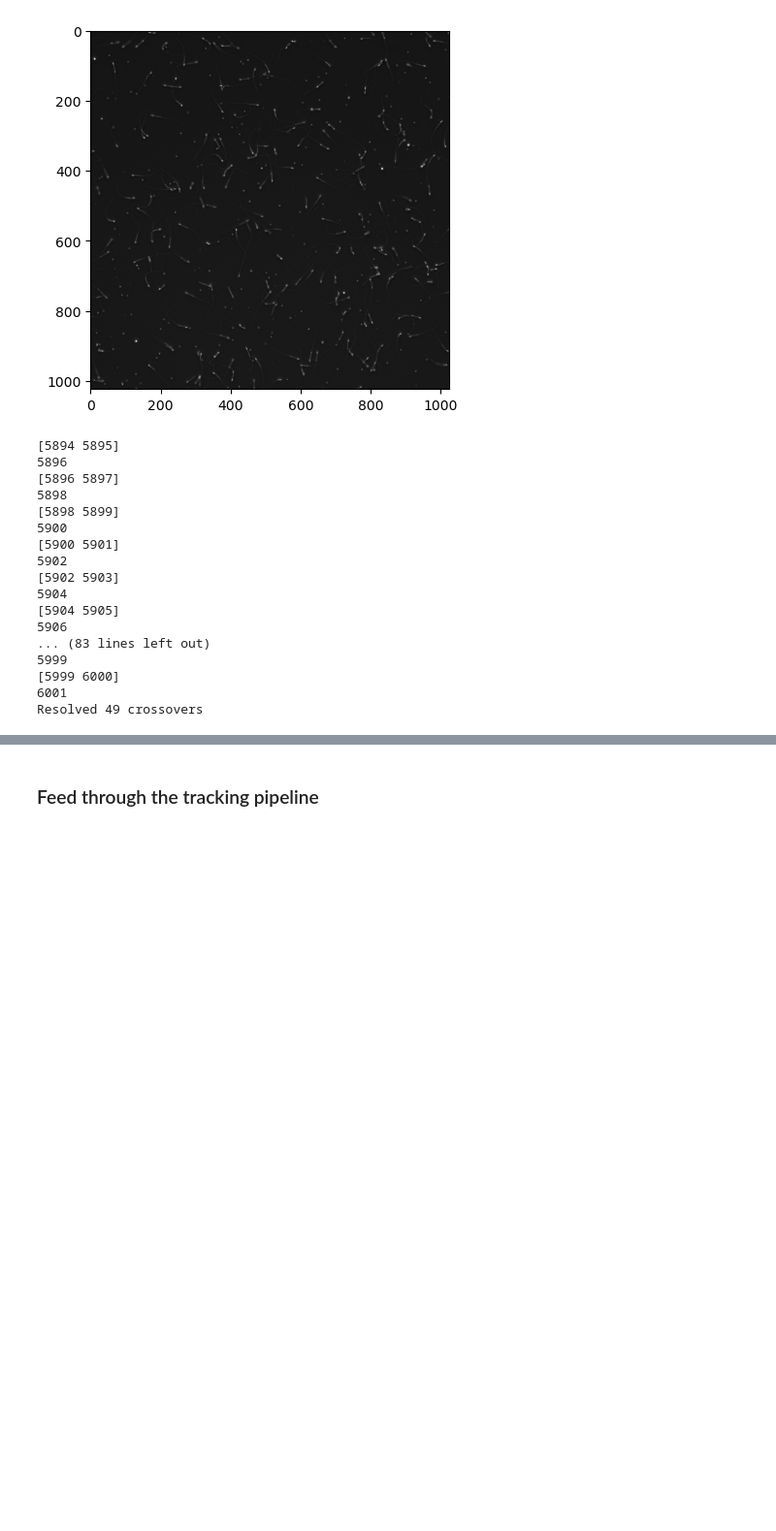
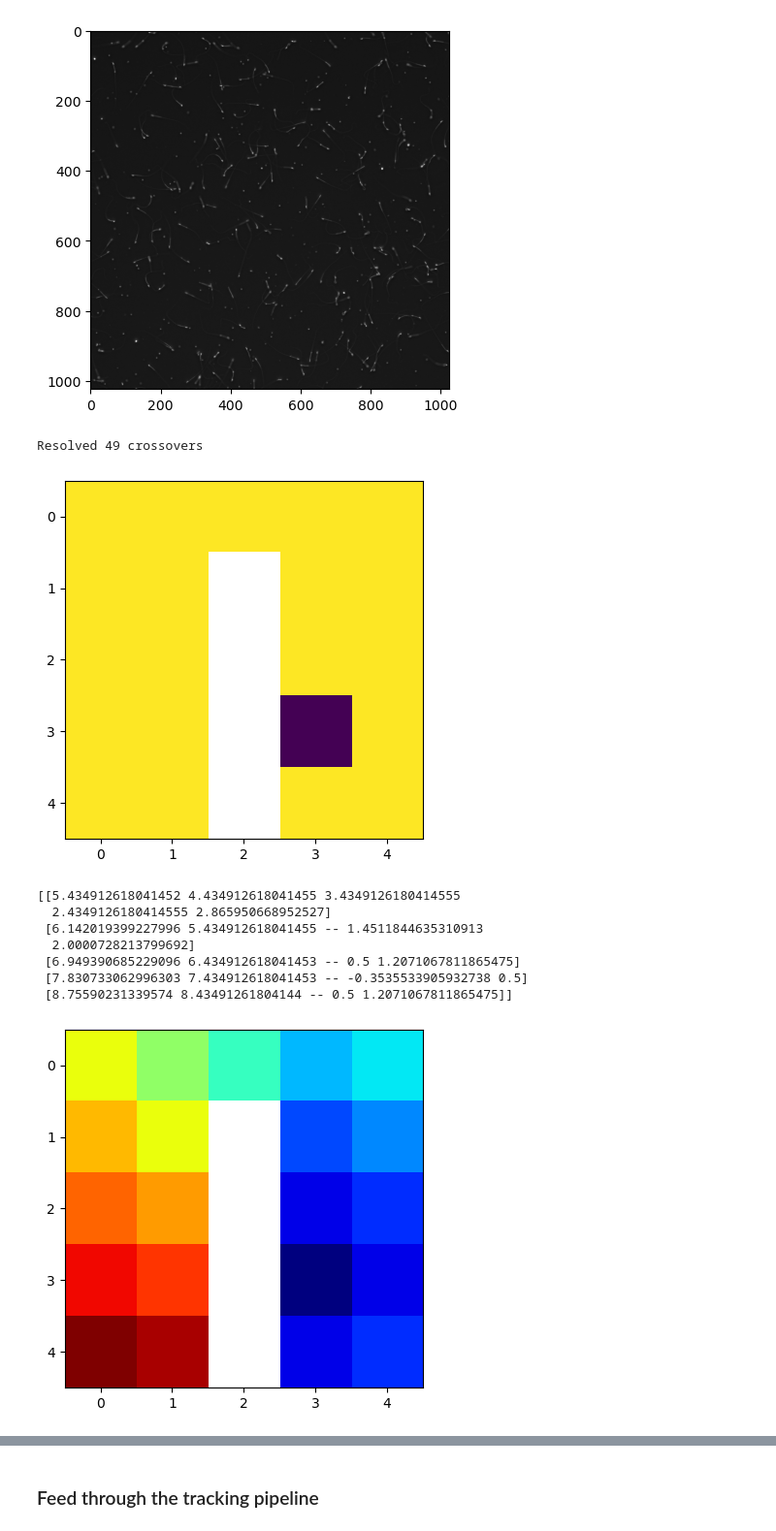
Before and after one commit to CAS-ReproLab/Sperm_Object_Tracking, a Jupyter notebook: UnifiedFramework/sandbox_segmentation.ipynb, the cells around one changed output, grey strips where cells are left out. Shown at 97% size. Saved outputs shown, nothing was run; the diff lists cells and outputs as text; code cells hidden in the pictures; blank space fills up the shorter version.

```diff
--- a/UnifiedFramework/sandbox_segmentation.ipynb
+++ b/UnifiedFramework/sandbox_segmentation.ipynb
@@ -59,29 +86,8 @@ def separate_segmentations(label_im,centroids,areas,bboxs):
     matches = {}
 
     for i, centroid in enumerate(centroids):
-        x,y = centroid
-        r,c = int(y),int(x)
-        if r < 0 or c < 0 or r >= label_im.shape[0] or c >= label_im.shape[1]:
-            print("Warning: Centroid found out of bounds")
-            continue
 
-        # Check the label of the four surrounding pixels
-        r2 = r+1 if r+1 < label_im.shape[0] else r
-        c2 = c+1 if c+1 < label_im.shape[1] else c
-        label_tl = label_im[r,c]
-        label_tr = label_im[r,c2]
-        label_bl = label_im[r2,c]
-        label_br = label_im[r2,c2]
-
-        if label_tl >= 0:
-            label = label_tl
-        elif label_tr >= 0:
-            label = label_tr
-        elif label_bl >= 0:
-            label = label_bl
-        else:
-            label = label_br
-            # TODO: Check mode of the four labels if they are greater than 1
+        label = centroid_to_label(centroid, label_im)
 
         if label in matches:
             matches[label].append(i)
@@ -102,8 +108,6 @@ def separate_segmentations(label_im,centroids,areas,bboxs):
 
             # Make new labels
             label_list = np.amax(new_label_im) + 1 + np.arange(len(match))
-
-            print(label_list)
 
             # Find the closest centroid for each pixel
             for p in range(len(pixels[0])):
@@ -126,11 +130,14 @@ def separate_segmentations(label_im,centroids,areas,bboxs):
                 new_areas = np.append(new_areas,area)
                 new_bboxs = np.append(new_bboxs,bbox,axis=0)
 
-            print(len(new_areas))
-
             count += 1
 
+    # Remove the old labels from areas, bboxs, and label_im
+    new_areas = np.delete(new_areas, del_labels)
+    new_bboxs = np.delete(new_bboxs, del_labels, axis=0)
 
+    for label in del_labels[::-1]:
+        new_label_im[np.where(new_label_im >= label)] -= 1
 
     print("Resolved {} crossovers".format(count))
 
@@ -138,20 +145,31 @@ def separate_segmentations(label_im,centroids,areas,bboxs):
 
 new_label_im, new_areas, new_bboxs = separate_segmentations(label_im,centroids,areas,bboxs)
 # %% [output]
-[5894 5895]
-5896
-[5896 5897]
-5898
-[5898 5899]
-5900
-[5900 5901]
-5902
-[5902 5903]
-5904
-[5904 5905]
-5906
-... (83 lines left out)
-5999
-[5999 6000]
-6001
 Resolved 49 crossovers
+# %%
+import skfmm
+import numpy as np
+phi = np.ones((5, 5))
+phi[3, 3] = -1
+
+mask = np.zeros_like(phi, dtype=bool)
+mask[1:5,2] = True
+phi = np.ma.MaskedArray(phi, mask)
+a = skfmm.distance(phi)
+plt.imshow(phi)
+plt.show()
+
+print(a)
+
+plt.imshow(a,cmap="jet")
+plt.show()
+# %% [output]
+[figure, added]
+[[5.434912618041452 4.434912618041455 3.4349126180414555
+  2.4349126180414555 2.865950668952527]
+ [6.142019399227996 5.434912618041455 -- 1.4511844635310913
+  2.0000728213799692]
+ [6.949390685229096 6.434912618041453 -- 0.5 1.2071067811865475]
+ [7.830733062996303 7.434912618041453 -- -0.3535533905932738 0.5]
+ [8.75590231339574 8.43491261804144 -- 0.5 1.2071067811865475]]
+[figure, added]
```
Also changed, not shown: parts of 4 cells of this notebook.
